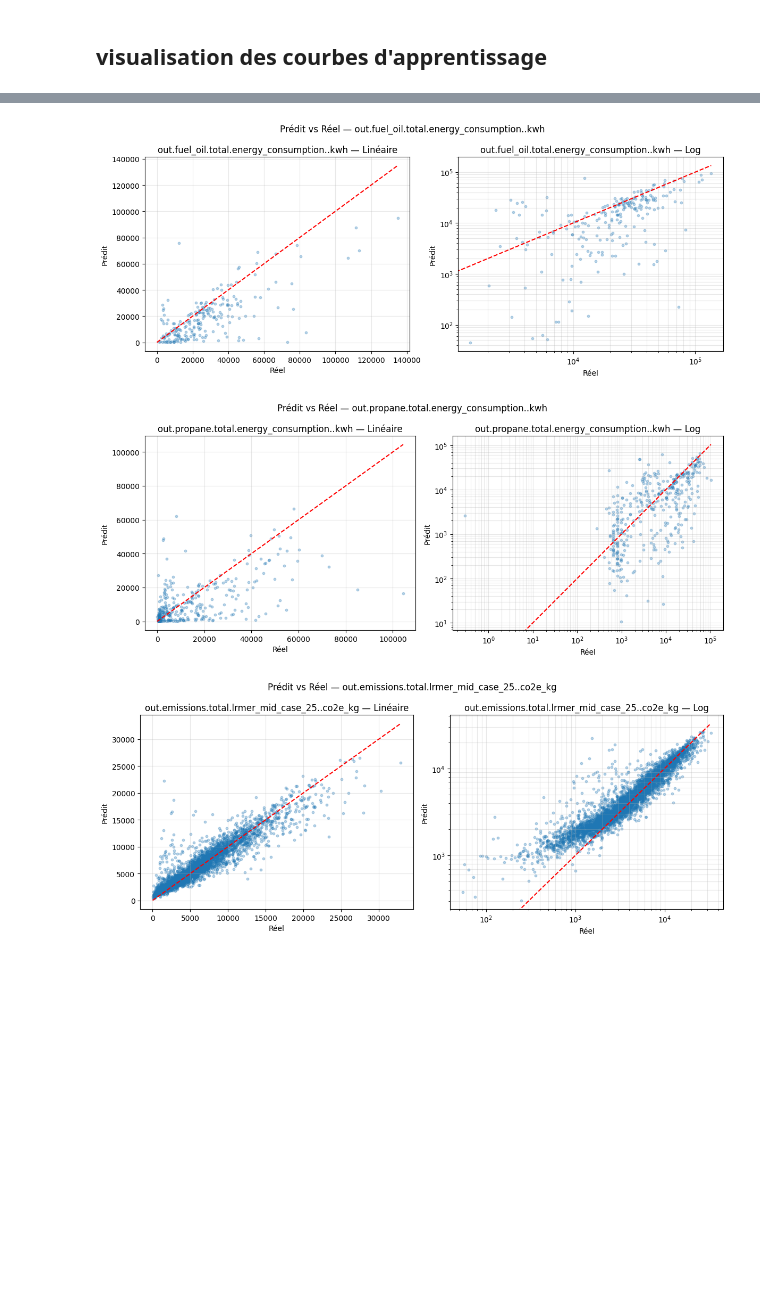
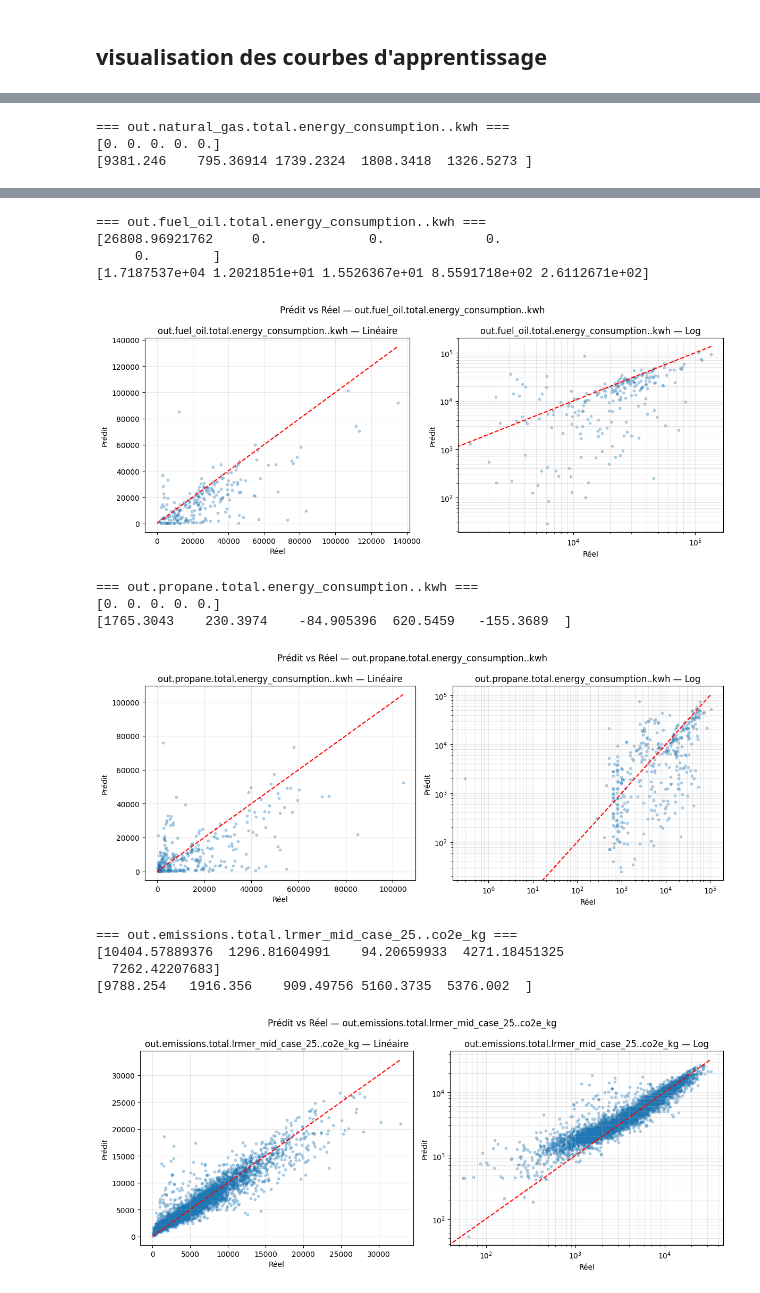
Before and after one commit to BOUBAKERAMDY/FlexiMax, a Jupyter notebook: notebooks/05_deeplearning/mlp_stratified.ipynb, the cells around one changed output, grey strips where cells are left out. Saved outputs shown, nothing was run; the diff lists cells and outputs as text; code cells hidden in the pictures; blank space fills up the shorter version.

```diff
--- a/notebooks/05_deeplearning/mlp_stratified.ipynb
+++ b/notebooks/05_deeplearning/mlp_stratified.ipynb
@@ -37,6 +37,9 @@ Y_test  = Y.iloc[idx_test].reset_index(drop=True)
 X_total = len(X_train) + len(X_test)
 Y_total = len(Y_train) + len(Y_test)
 
+
+labels_df = pd.read_parquet(DATA / "cluster_labels.parquet")
+
 print(f"Train : {X_train.shape} ({len(X_train)/X_total:.1%})")
 print(f"Test  : {X_test.shape} ({len(X_test)/X_total:.1%})")
 
@@ -240,21 +249,30 @@ Y_true = Y_test.values
 Y_train_pred = model.predict(X_train_scaled)
 Y_val_pred   = model.predict(X_val_scaled)
 Y_test_pred  = model.predict(X_test_scaled)
+
+Y_train_pred = scaler_Y.inverse_transform(Y_train_pred)
+Y_val_pred   = scaler_Y.inverse_transform(Y_val_pred)
+Y_test_pred  = scaler_Y.inverse_transform(Y_test_pred)
+
+Y_train_true = Y_train_final.values
+Y_val_true   = Y_val.values
+Y_test_true  = Y_test.values
+
 results = {}
 
 for i, target in enumerate(Y.columns):
 
-    train_rmse = np.sqrt(mean_squared_error(Y_train_scaled[:, i], Y_train_pred[:, i]))
-    train_mae  = mean_absolute_error(Y_train_scaled[:, i], Y_train_pred[:, i])
-    train_r2   = r2_score(Y_train_scaled[:, i], Y_train_pred[:, i])
+    train_rmse = np.sqrt(mean_squared_error(Y_train_true[:, i], Y_train_pred[:, i]))
+    train_mae  = mean_absolute_error(Y_train_true[:, i], Y_train_pred[:, i])
+    train_r2   = r2_score(Y_train_true[:, i], Y_train_pred[:, i])
 
-    val_rmse = np.sqrt(mean_squared_error(Y_val_scaled[:, i], Y_val_pred[:, i]))
-    val_mae  = mean_absolute_error(Y_val_scaled[:, i], Y_val_pred[:, i])
-    val_r2   = r2_score(Y_val_scaled[:, i], Y_val_pred[:, i])
+    val_rmse = np.sqrt(mean_squared_error(Y_val_true[:, i], Y_val_pred[:, i]))
+    val_mae  = mean_absolute_error(Y_val_true[:, i], Y_val_pred[:, i])
+    val_r2   = r2_score(Y_val_true[:, i], Y_val_pred[:, i])
 
-    test_rmse = np.sqrt(mean_squared_error(Y_test_scaled[:, i], Y_test_pred[:, i]))
-    test_mae  = mean_absolute_error(Y_test_scaled[:, i], Y_test_pred[:, i])
-    test_r2   = r2_score(Y_test_scaled[:, i], Y_test_pred[:, i])
+    test_rmse = np.sqrt(mean_squared_error(Y_test_true[:, i], Y_test_pred[:, i]))
+    test_mae  = mean_absolute_error(Y_test_true[:, i], Y_test_pred[:, i])
+    test_r2   = r2_score(Y_test_true[:, i], Y_test_pred[:, i])
 
     results[target] = {
         "Train_RMSE": train_rmse,
@@ -273,5 +291,4 @@ df_results["Overfit_Gap"] = df_results["Train_R2"] - df_results["Test_R2"]
 df_results = df_results.sort_values("Test_R2", ascending=False)
 
 display(df_results.round(4))
-#############################===============ATTENTION le overfit ==================##################
 # %% [output]
@@ -287,10 +304,15 @@ display(df_results.round(4))
 # %%
 rng = np.random.default_rng(42)
 
+Y_true = Y_test_true
+Y_pred = Y_test_pred
 for i, col in enumerate(Y.columns):
 
     y_true = Y_true[:, i]
     y_pred = Y_pred[:, i]
+    print(f"\n=== {col} ===")
+    print(y_true[:5])
+    print(y_pred[:5])
 
     # échantillon
     n = min(5000, len(y_true))
@@ -333,0 +360,3 @@ for i, col in enumerate(Y.columns):
+=== out.natural_gas.total.energy_consumption..kwh ===
+[0. 0. 0. 0. 0.]
+[9381.246    795.36914 1739.2324  1808.3418  1326.5273 ]
@@ -335,3 +364,14 @@ for i, col in enumerate(Y.columns):
+=== out.fuel_oil.total.energy_consumption..kwh ===
+[26808.96921762     0.             0.             0.
+     0.        ]
+[1.7187537e+04 1.2021851e+01 1.5526367e+01 8.5591718e+02 2.6112671e+02]
-[figure, old version]
+[figure, new version]
+=== out.propane.total.energy_consumption..kwh ===
+[0. 0. 0. 0. 0.]
+[1765.3043    230.3974    -84.905396  620.5459   -155.3689  ]
-[figure, old version]
+[figure, new version]
+=== out.emissions.total.lrmer_mid_case_25..co2e_kg ===
+[10404.57889376  1296.81604991    94.20659933  4271.18451325
+  7262.42207683]
+[9788.254   1916.356    909.49756 5160.3735  5376.002  ]
-[figure, old version]
+[figure, new version]
```
Also changed, not shown: parts of 9 cells of this notebook, 2 other files.
